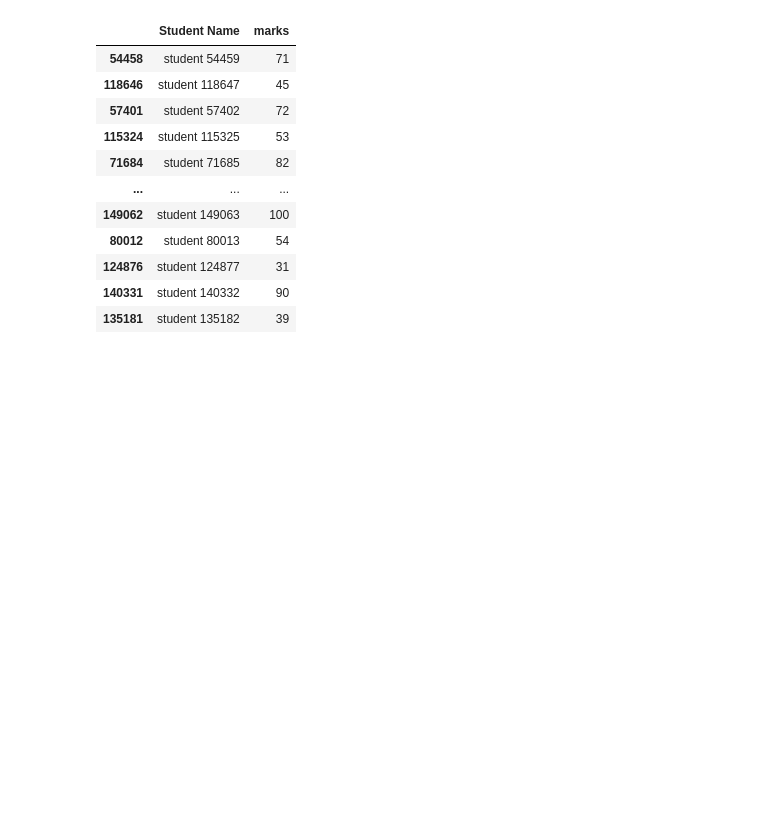
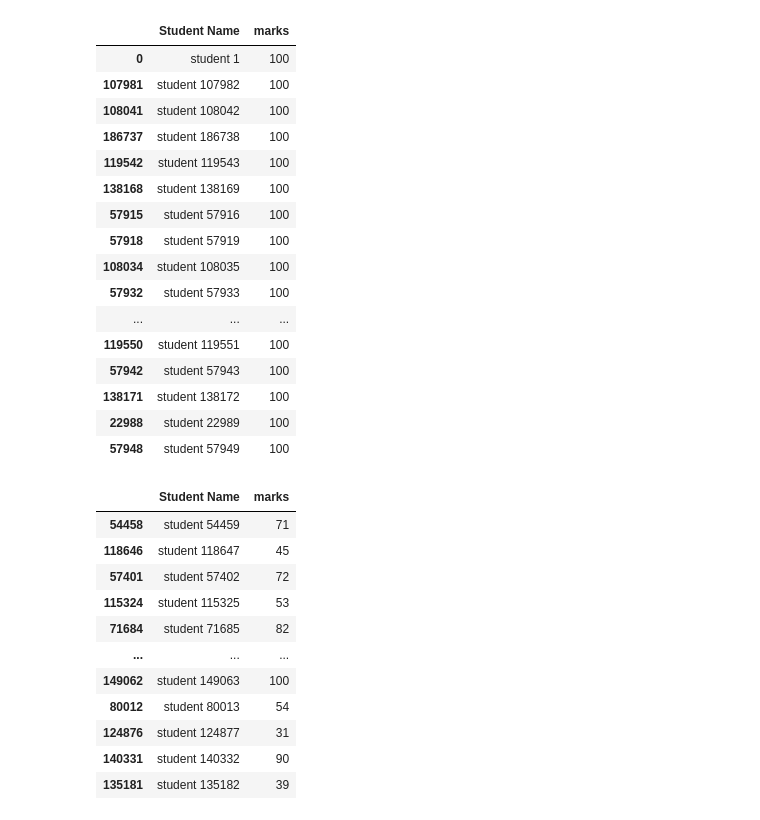
Before and after one commit to Kalungup/Learn-Python-with-Pascal, a Jupyter notebook: creating DataFrame.ipynb, the cells around one changed output. Drawn from its saved outputs; the diff is of its cells as text; code cells hidden in the pictures; blank space fills up the shorter version.

```diff
--- a/creating DataFrame.ipynb
+++ b/creating DataFrame.ipynb
@@ -3,0 +27,14 @@ import numpy as np
+# %%
+students = ['John', 'Alice', 'Bob', 'Eve', 'Charlie', 'David', 'Grace', 'Frank', 'Hannah', 'Ivan']
+marks= [85, 92, 78, 88, 90, 95, 80, 82, 91, 87]
+
+len_students = len(students)
+len_marks = len(marks)
+
+len_students, len_marks
+
+student_dict = dict(zip(students, marks))
+
+print(student_dict)
+df = pd.DataFrame(student_dict.items(), columns = ['Student', 'Marks'])
+df
@@ -10,4 +108,4 @@ student_marks = np.clip(student_marks, 0, 100).astype(int)
 students = ['student ' +str(i) for i in range (1,200001)]
 
 marks = {'Student Name': students, 'marks': student_marks}
-df = pd.DataFrame(marks)
+pd.DataFrame(marks)
@@ -14,3 +209,23 @@ df = pd.DataFrame(marks)
+# %%
+df.sort_values(by = "marks", ascending = False).head(20)
+# %% [output]
+|  | Student Name | marks |
+| 0 | student 1 | 100 |
+| 107981 | student 107982 | 100 |
+| 108041 | student 108042 | 100 |
+| 186737 | student 186738 | 100 |
+| 119542 | student 119543 | 100 |
+| 138168 | student 138169 | 100 |
+| 57915 | student 57916 | 100 |
+| 57918 | student 57919 | 100 |
+| 108034 | student 108035 | 100 |
+| 57932 | student 57933 | 100 |
+| ... | ... | ... |
+| 119550 | student 119551 | 100 |
+| 57942 | student 57943 | 100 |
+| 138171 | student 138172 | 100 |
+| 22988 | student 22989 | 100 |
+| 57948 | student 57949 | 100 |
 # %%
 sample = df.sample(n=500,random_state = 0)
 
```
Also changed, not shown: parts of 20 cells of this notebook, 2 other files.
